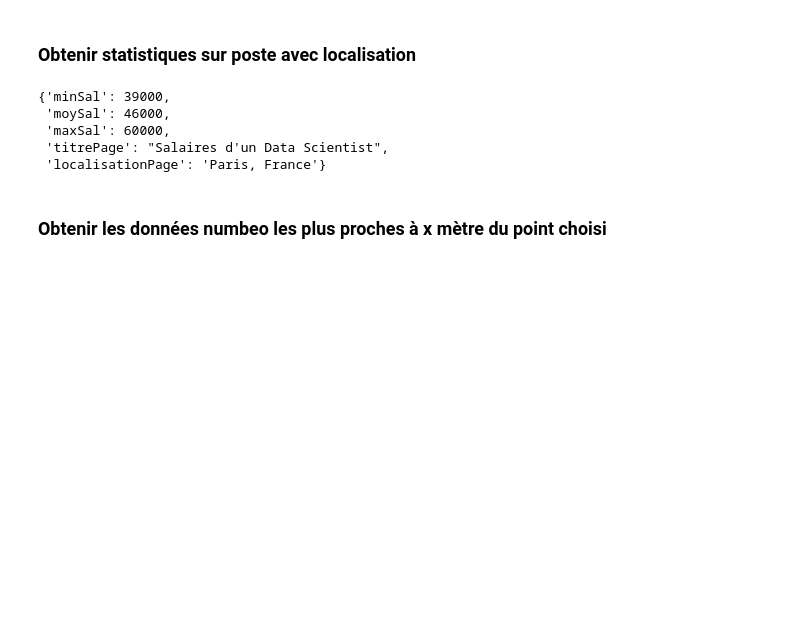
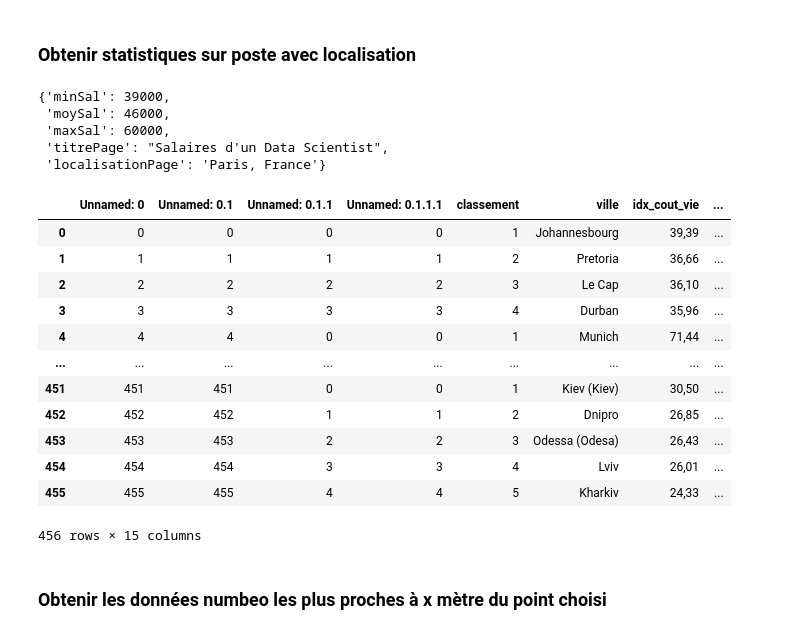
Before and after one commit to eva-pa/projet_webscrapping_padrino_eva_dia3, a Jupyter notebook: visual_final.ipynb, the cells around one changed output. Saved outputs shown, nothing was run; the diff lists cells and outputs as text; code cells hidden in the pictures; blank space fills up the shorter version.

```diff
--- a/visual_final.ipynb
+++ b/visual_final.ipynb
@@ -43,6 +43,22 @@ ObtainResultSal('Data Scientist','Paris','France')
  'maxSal': 60000,
  'titrePage': "Salaires d'un Data Scientist",
  'localisationPage': 'Paris, France'}
+# %%
+df
+# %% [output]
+|  | Unnamed: 0 | Unnamed: 0.1 | Unnamed: 0.1.1 | Unnamed: 0.1.1.1 | classement | ville | idx_cout_vie | ... |
+| 0 | 0 | 0 | 0 | 0 | 1 | Johannesbourg | 39,39 | ... |
+| 1 | 1 | 1 | 1 | 1 | 2 | Pretoria | 36,66 | ... |
+| 2 | 2 | 2 | 2 | 2 | 3 | Le Cap | 36,10 | ... |
+| 3 | 3 | 3 | 3 | 3 | 4 | Durban | 35,96 | ... |
+| 4 | 4 | 4 | 0 | 0 | 1 | Munich | 71,44 | ... |
+| ... | ... | ... | ... | ... | ... | ... | ... | ... |
+| 451 | 451 | 451 | 0 | 0 | 1 | Kiev (Kiev) | 30,50 | ... |
+| 452 | 452 | 452 | 1 | 1 | 2 | Dnipro | 26,85 | ... |
+| 453 | 453 | 453 | 2 | 2 | 3 | Odessa (Odesa) | 26,43 | ... |
+| 454 | 454 | 454 | 3 | 3 | 4 | Lviv | 26,01 | ... |
+| 455 | 455 | 455 | 4 | 4 | 5 | Kharkiv | 24,33 | ... |
+456 rows × 15 columns
 # %% [markdown]
 ### Obtenir les données numbeo les plus proches à x mètre du point choisi
 # %%
```
Also changed, not shown: parts of 9 cells of this notebook.
